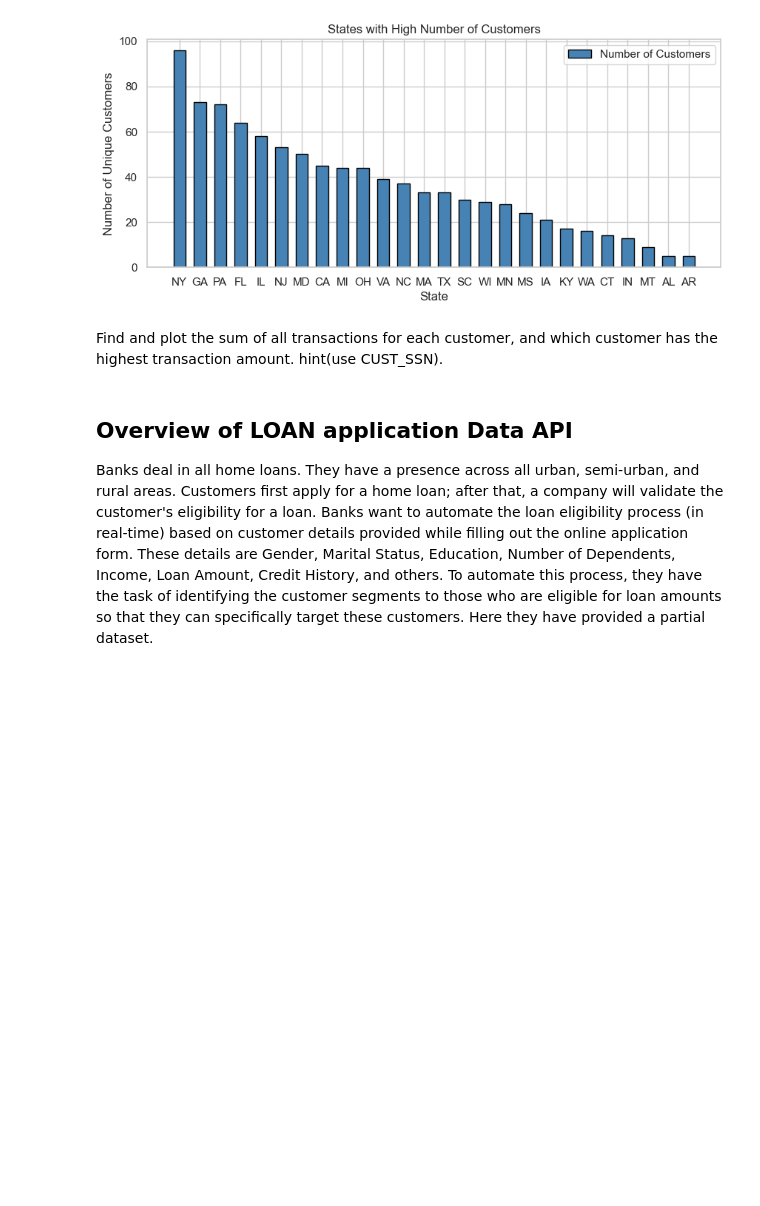
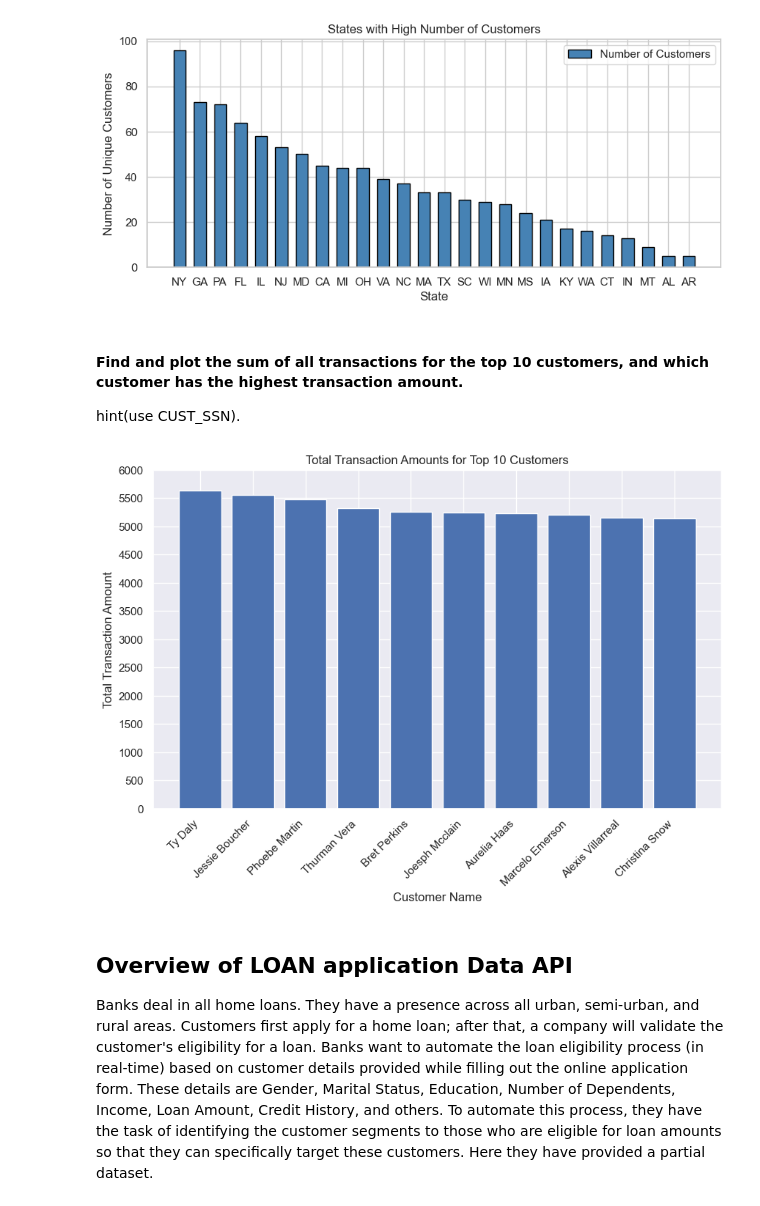
Before and after one commit to andrewrhoden/Data-Engineering---Capstone-Project, a Jupyter notebook: Capstone_Project.ipynb, the cells around one changed output. Drawn from its saved outputs; the diff is of its cells as text; code cells hidden in the pictures; blank space fills up the shorter version.

```diff
--- a/Capstone_Project.ipynb
+++ b/Capstone_Project.ipynb
@@ -748,8 +753,45 @@ plt.show()
 # %% [output]
 [figure]
 # %% [markdown]
-Find and plot the sum of all transactions for each customer, and which customer has the highest transaction amount.
+#### Find and plot the sum of all transactions for the top 10 customers, and which customer has the highest transaction amount.
 hint(use CUST_SSN).
+# %%
+# Connect to the creditcard_capstone database
+db = mysql.connector.connect(
+    host=host,
+    user=user,
+    password=password,
+    database=database
+)
+
+# query to get the total transaction amounts for the top 10 customers
+cursor = db.cursor()
+sql = "SELECT CONCAT(FIRST_NAME, ' ', LAST_NAME) AS NAME, SUM(TRANSACTION_VALUE) AS TOTAL FROM CDW_SAPP_CREDIT_CARD \
+        JOIN CDW_SAPP_CUSTOMER ON CDW_SAPP_CREDIT_CARD.CUST_SSN = CDW_SAPP_CUSTOMER.SSN \
+            GROUP BY CUST_SSN ORDER BY TOTAL DESC LIMIT 10"
+
+cursor.execute(sql)
+result = cursor.fetchall()
+
+# Extracted the customer names and their total transaction amounts into separate lists
+customers = [row[0] for row in result]
+totals = [row[1] for row in result]
+
+# bar chart showing the total transaction amounts for the top 10 customers
+fig, ax = plt.subplots(figsize=(10,6))
+plt.bar(customers, totals)
+plt.xlabel('Customer Name')
+plt.ylabel('Total Transaction Amount')
+plt.title('Total Transaction Amounts for Top 10 Customers')
+plt.xticks(range(len(customers)), customers, rotation=45, ha='right')
+plt.yticks(range(0, int(max(totals))+500, 500))
+
+plt.show()
+
+
+db.close()
+# %% [output]
+[figure, added]
 # %% [markdown]
 ## Overview of LOAN application Data API
 Banks deal in all home loans. They have a presence across all urban, semi-urban, and rural areas. Customers first apply for a home loan; after that, a company will validate the customer's eligibility for a loan.
```
Also changed, not shown: parts of 12 cells of this notebook.
